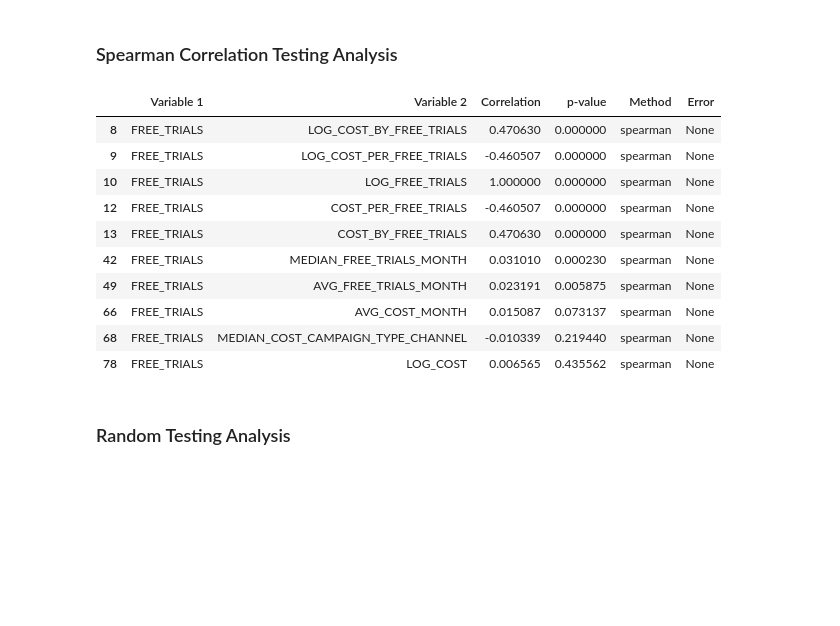
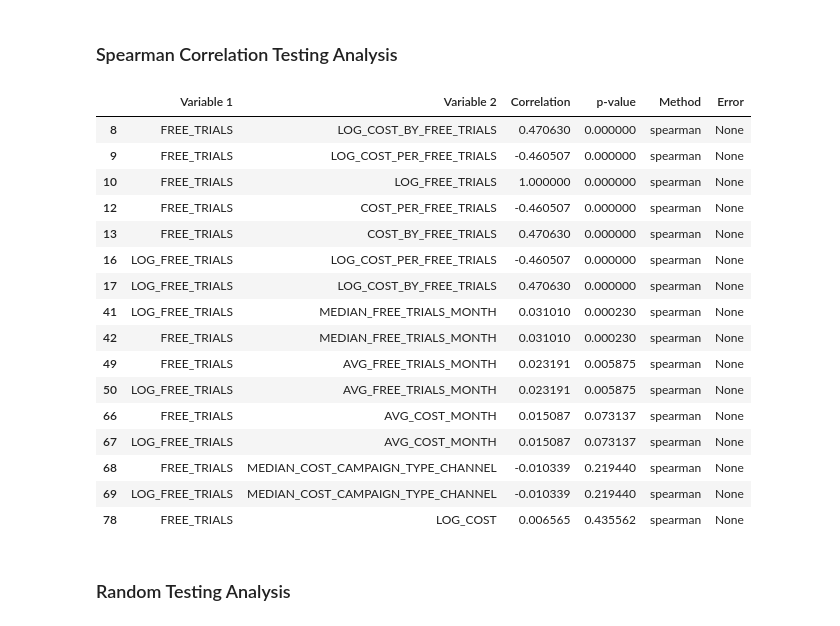
Before and after one commit to 11echeng/free-trial-analysis, a Jupyter notebook: notebooks/correlation_testing.ipynb, the cells around one changed output. Cells and saved outputs as stored; diff of their text form; code cells hidden in the pictures; blank space fills up the shorter version.

```diff
--- a/notebooks/correlation_testing.ipynb
+++ b/notebooks/correlation_testing.ipynb
@@ -198,23 +203,29 @@ pearson_results[
 # %%
 # 2) Spearman correlation (with categorical one-hot encoding)
 spearman_results = compute_correlations(
     df=df,
     include_categorical=True,  # Encode categorical variables
     drop_first=True,
     cat_cols=categorical
 )
-spearman_results[(spearman_results['Variable 1'] == 'FREE_TRIALS') & (spearman_results['p-value'] < 0.5)]
+spearman_results[((spearman_results['Variable 1'] == 'FREE_TRIALS') | (spearman_results['Variable 1'] == 'LOG_FREE_TRIALS')) & (spearman_results['p-value'] < 0.5)]
 # %% [output]
 |  | Variable 1 | Variable 2 | Correlation | p-value | Method | Error |
 | 8 | FREE_TRIALS | LOG_COST_BY_FREE_TRIALS | 0.470630 | 0.000000 | spearman | None |
 | 9 | FREE_TRIALS | LOG_COST_PER_FREE_TRIALS | -0.460507 | 0.000000 | spearman | None |
 | 10 | FREE_TRIALS | LOG_FREE_TRIALS | 1.000000 | 0.000000 | spearman | None |
 | 12 | FREE_TRIALS | COST_PER_FREE_TRIALS | -0.460507 | 0.000000 | spearman | None |
 | 13 | FREE_TRIALS | COST_BY_FREE_TRIALS | 0.470630 | 0.000000 | spearman | None |
+| 16 | LOG_FREE_TRIALS | LOG_COST_PER_FREE_TRIALS | -0.460507 | 0.000000 | spearman | None |
+| 17 | LOG_FREE_TRIALS | LOG_COST_BY_FREE_TRIALS | 0.470630 | 0.000000 | spearman | None |
+| 41 | LOG_FREE_TRIALS | MEDIAN_FREE_TRIALS_MONTH | 0.031010 | 0.000230 | spearman | None |
 | 42 | FREE_TRIALS | MEDIAN_FREE_TRIALS_MONTH | 0.031010 | 0.000230 | spearman | None |
 | 49 | FREE_TRIALS | AVG_FREE_TRIALS_MONTH | 0.023191 | 0.005875 | spearman | None |
+| 50 | LOG_FREE_TRIALS | AVG_FREE_TRIALS_MONTH | 0.023191 | 0.005875 | spearman | None |
 | 66 | FREE_TRIALS | AVG_COST_MONTH | 0.015087 | 0.073137 | spearman | None |
+| 67 | LOG_FREE_TRIALS | AVG_COST_MONTH | 0.015087 | 0.073137 | spearman | None |
 | 68 | FREE_TRIALS | MEDIAN_COST_CAMPAIGN_TYPE_CHANNEL | -0.010339 | 0.219440 | spearman | None |
+| 69 | LOG_FREE_TRIALS | MEDIAN_COST_CAMPAIGN_TYPE_CHANNEL | -0.010339 | 0.219440 | spearman | None |
 | 78 | FREE_TRIALS | LOG_COST | 0.006565 | 0.435562 | spearman | None |
 # %% [markdown]
 ### Random Testing Analysis
```
Also changed, not shown: parts of 6 cells of this notebook, 2 other files.
